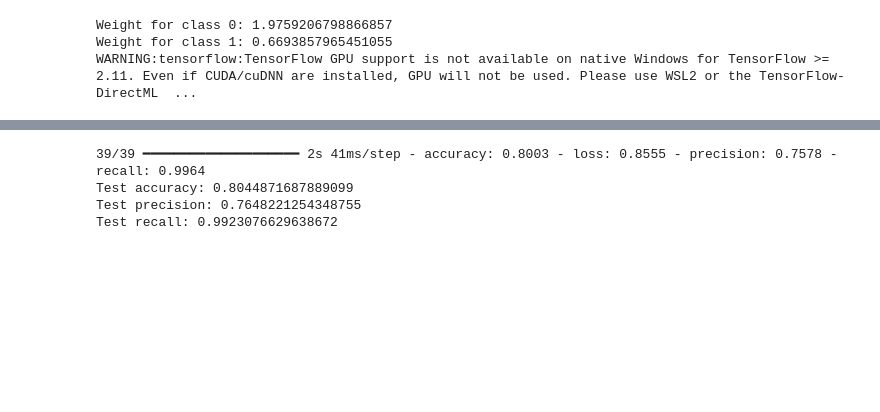
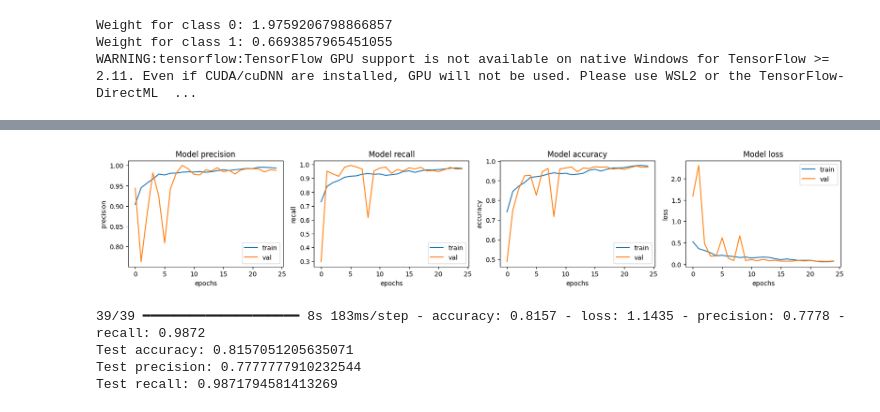
Before and after one commit to mgenz05/cnn-pneumonia-detection-2026, a Jupyter notebook: pneumonia_project.ipynb, the cells around one changed output, grey strips where cells are left out. Drawn from its saved outputs; the diff is of its cells as text; code cells hidden in the pictures; blank space fills up the shorter version.

```diff
--- a/pneumonia_project.ipynb
+++ b/pneumonia_project.ipynb
@@ -225,6 +225,21 @@ model.compile(
 Weight for class 0: 1.9759206798866857
 Weight for class 1: 0.6693857965451055
 WARNING:tensorflow:TensorFlow GPU support is not available on native Windows for TensorFlow >= 2.11. Even if CUDA/cuDNN are installed, GPU will not be used. Please use WSL2 or the TensorFlow-DirectML  ...
+# %%
+checkpoint_cb = tf.keras.callbacks.ModelCheckpoint("xray_model.h5",
+                                                    save_best_only=True)
+
+early_stopping_cb = tf.keras.callbacks.EarlyStopping(patience=10,
+                                                     restore_best_weights=True)
+# %%
+def exponential_decay(lr0, s):
+    def exponential_decay_fn(epoch):
+        return lr0 * 0.1 **(epoch / s)
+    return exponential_decay_fn
+
+exponential_decay_fn = exponential_decay(0.01, 20)
+
+lr_scheduler = tf.keras.callbacks.LearningRateScheduler(exponential_decay_fn)
 # %%
 EPOCHS = 25
 
@@ -234,7 +249,8 @@ history = model.fit(
     epochs=EPOCHS,
     validation_data=val_ds,
     validation_steps=VAL_IMG_COUNT // BATCH_SIZE,
-    class_weight=class_weight
+    class_weight=class_weight,
+    callbacks=[checkpoint_cb, early_stopping_cb, lr_scheduler]
 )
 # %% [output]
 Epoch 1/25
@@ -243,16 +292,29 @@ KeyboardInterrupt:
-# %%
-test_list_ds = tf.data.Dataset.list_files(os.path.join(TEST_DIR, "*", "*"))
-TEST_IMAGE_COUNT = tf.data.experimental.cardinality(test_list_ds).numpy()
-
-test_ds = test_list_ds.map(process_path, num_parallel_calls=AUTOTUNE)
-test_ds = test_ds.batch(BATCH_SIZE)
-
-loss, acc, prec, rec = model.evaluate(test_ds)
-print("Test accuracy:", acc)
-print("Test precision:", prec)
-print("Test recall:", rec)
-# %% [output]
-39/39 ━━━━━━━━━━━━━━━━━━━━ 2s 41ms/step - accuracy: 0.8003 - loss: 0.8555 - precision: 0.7578 - recall: 0.9964
-Test accuracy: 0.8044871687889099
-Test precision: 0.7648221254348755
-Test recall: 0.9923076629638672
+# %%
+fig, ax = plt.subplots(1, 4, figsize=(20, 3))
+ax = ax.ravel()
+
+for i, met in enumerate(['precision', 'recall', 'accuracy', 'loss']):
+    ax[i].plot(history.history[met])
+    ax[i].plot(history.history['val_' + met])
+    ax[i].set_title('Model {}'.format(met))
+    ax[i].set_xlabel('epochs')
+    ax[i].set_ylabel(met)
+    ax[i].legend(['train', 'val'])
+# %% [output]
+[figure, added]
+# %%
+test_list_ds = tf.data.Dataset.list_files(os.path.join(TEST_DIR, "*", "*"))
+TEST_IMAGE_COUNT = tf.data.experimental.cardinality(test_list_ds).numpy()
+
+test_ds = test_list_ds.map(process_path, num_parallel_calls=AUTOTUNE)
+test_ds = test_ds.batch(BATCH_SIZE)
+
+loss, acc, prec, rec = model.evaluate(test_ds)
+print("Test accuracy:", acc)
+print("Test precision:", prec)
+print("Test recall:", rec)
+# %% [output]
+39/39 ━━━━━━━━━━━━━━━━━━━━ 8s 183ms/step - accuracy: 0.8157 - loss: 1.1435 - precision: 0.7778 - recall: 0.9872
+Test accuracy: 0.8157051205635071
+Test precision: 0.7777777910232544
+Test recall: 0.9871794581413269
```
Also changed, not shown: parts of 4 cells of this notebook.
